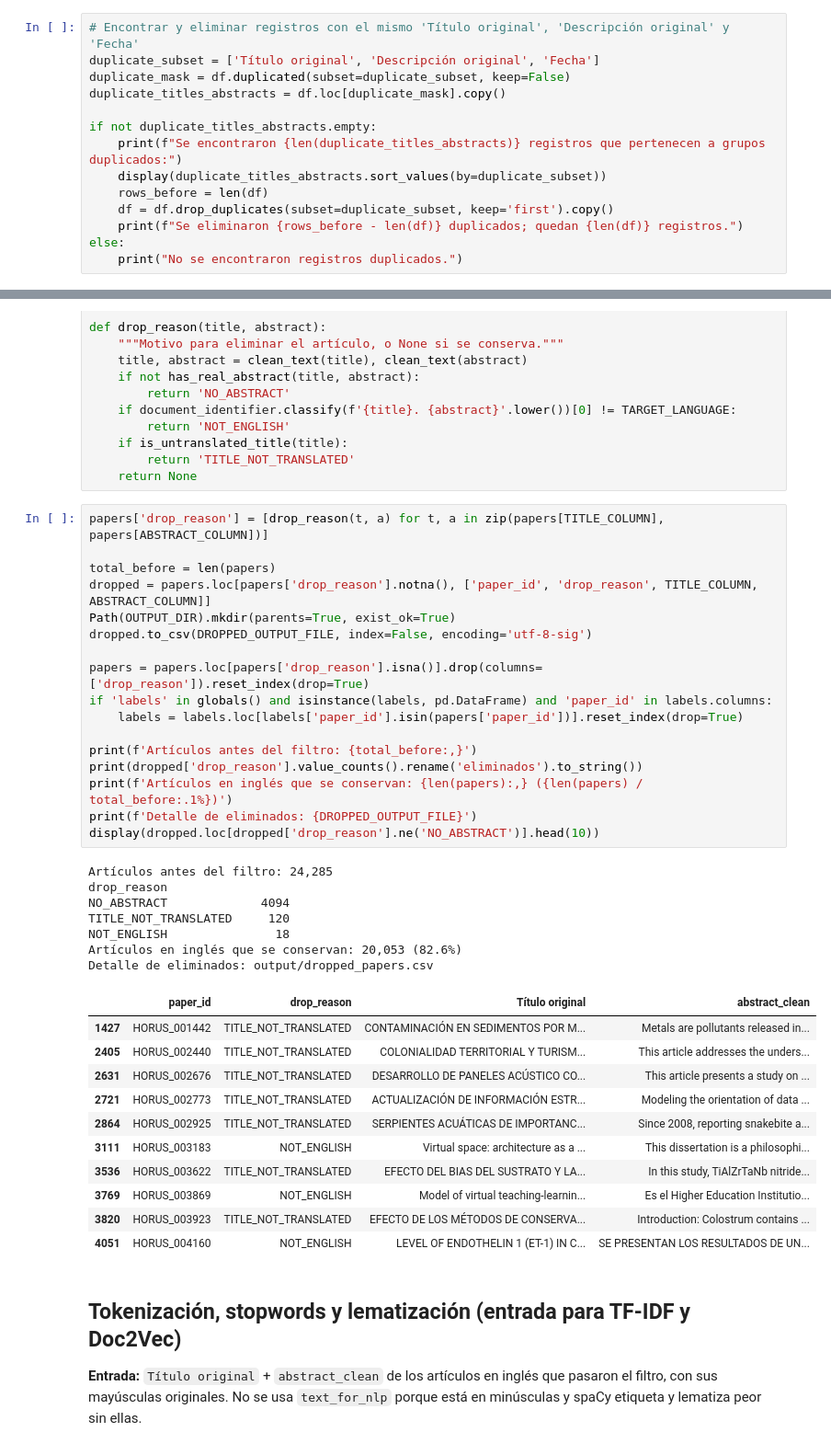
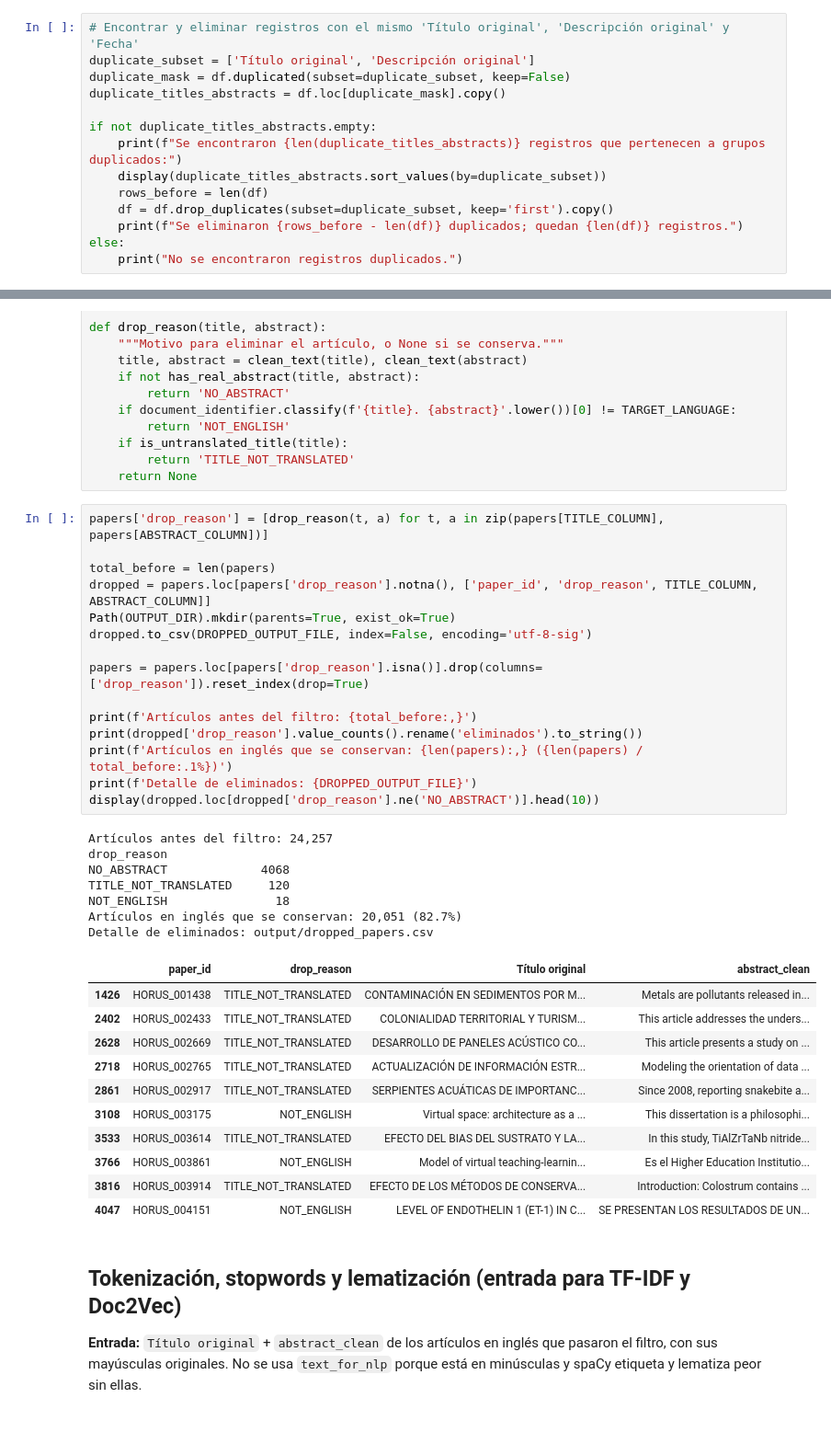
Before and after one commit to mbarrerag/NLP-Project, a Jupyter notebook: notebooks/NPL_Proyecto.ipynb, the cells around one changed output, grey strips where cells are left out. Shown at 92% size. Drawn from its saved outputs; the diff is of its cells as text.

```diff
--- a/notebooks/NPL_Proyecto.ipynb
+++ b/notebooks/NPL_Proyecto.ipynb
@@ -118,7 +111,7 @@ dtype: int64
 ## Posibles duplicados
 # %%
 # Encontrar y eliminar registros con el mismo 'Título original', 'Descripción original' y 'Fecha'
-duplicate_subset = ['Título original', 'Descripción original', 'Fecha']
+duplicate_subset = ['Título original', 'Descripción original']
 duplicate_mask = df.duplicated(subset=duplicate_subset, keep=False)
 duplicate_titles_abstracts = df.loc[duplicate_mask].copy()
 
@@ -463,39 +347,37 @@ def drop_reason(title, abstract):
 # %%
 papers['drop_reason'] = [drop_reason(t, a) for t, a in zip(papers[TITLE_COLUMN], papers[ABSTRACT_COLUMN])]
 
 total_before = len(papers)
 dropped = papers.loc[papers['drop_reason'].notna(), ['paper_id', 'drop_reason', TITLE_COLUMN, ABSTRACT_COLUMN]]
 Path(OUTPUT_DIR).mkdir(parents=True, exist_ok=True)
 dropped.to_csv(DROPPED_OUTPUT_FILE, index=False, encoding='utf-8-sig')
 
 papers = papers.loc[papers['drop_reason'].isna()].drop(columns=['drop_reason']).reset_index(drop=True)
-if 'labels' in globals() and isinstance(labels, pd.DataFrame) and 'paper_id' in labels.columns:
-    labels = labels.loc[labels['paper_id'].isin(papers['paper_id'])].reset_index(drop=True)
 
 print(f'Artículos antes del filtro: {total_before:,}')
 print(dropped['drop_reason'].value_counts().rename('eliminados').to_string())
 print(f'Artículos en inglés que se conservan: {len(papers):,} ({len(papers) / total_before:.1%})')
 print(f'Detalle de eliminados: {DROPPED_OUTPUT_FILE}')
 display(dropped.loc[dropped['drop_reason'].ne('NO_ABSTRACT')].head(10))
 # %% [output]
-Artículos antes del filtro: 24,285
+Artículos antes del filtro: 24,257
 drop_reason
-NO_ABSTRACT             4094
+NO_ABSTRACT             4068
 TITLE_NOT_TRANSLATED     120
 NOT_ENGLISH               18
-Artículos en inglés que se conservan: 20,053 (82.6%)
+Artículos en inglés que se conservan: 20,051 (82.7%)
 Detalle de eliminados: output/dropped_papers.csv
 |  | paper_id | drop_reason | Título original | abstract_clean |
-| 1427 | HORUS_001442 | TITLE_NOT_TRANSLATED | CONTAMINACIÓN EN SEDIMENTOS POR M... | Metals are pollutants released in... |
-| 2405 | HORUS_002440 | TITLE_NOT_TRANSLATED | COLONIALIDAD TERRITORIAL Y TURISM... | This article addresses the unders... |
-| 2631 | HORUS_002676 | TITLE_NOT_TRANSLATED | DESARROLLO DE PANELES ACÚSTICO CO... | This article presents a study on ... |
-| 2721 | HORUS_002773 | TITLE_NOT_TRANSLATED | ACTUALIZACIÓN DE INFORMACIÓN ESTR... | Modeling the orientation of data ... |
-| 2864 | HORUS_002925 | TITLE_NOT_TRANSLATED | SERPIENTES ACUÁTICAS DE IMPORTANC... | Since 2008, reporting snakebite a... |
-| 3111 | HORUS_003183 | NOT_ENGLISH | Virtual space: architecture as a ... | This dissertation is a philosophi... |
-| 3536 | HORUS_003622 | TITLE_NOT_TRANSLATED | EFECTO DEL BIAS DEL SUSTRATO Y LA... | In this study, TiAlZrTaNb nitride... |
-| 3769 | HORUS_003869 | NOT_ENGLISH | Model of virtual teaching-learnin... | Es el Higher Education Institutio... |
-| 3820 | HORUS_003923 | TITLE_NOT_TRANSLATED | EFECTO DE LOS MÉTODOS DE CONSERVA... | Introduction: Colostrum contains ... |
-| 4051 | HORUS_004160 | NOT_ENGLISH | LEVEL OF ENDOTHELIN 1 (ET-1) IN C... | SE PRESENTAN LOS RESULTADOS DE UN... |
+| 1426 | HORUS_001438 | TITLE_NOT_TRANSLATED | CONTAMINACIÓN EN SEDIMENTOS POR M... | Metals are pollutants released in... |
+| 2402 | HORUS_002433 | TITLE_NOT_TRANSLATED | COLONIALIDAD TERRITORIAL Y TURISM... | This article addresses the unders... |
+| 2628 | HORUS_002669 | TITLE_NOT_TRANSLATED | DESARROLLO DE PANELES ACÚSTICO CO... | This article presents a study on ... |
+| 2718 | HORUS_002765 | TITLE_NOT_TRANSLATED | ACTUALIZACIÓN DE INFORMACIÓN ESTR... | Modeling the orientation of data ... |
+| 2861 | HORUS_002917 | TITLE_NOT_TRANSLATED | SERPIENTES ACUÁTICAS DE IMPORTANC... | Since 2008, reporting snakebite a... |
+| 3108 | HORUS_003175 | NOT_ENGLISH | Virtual space: architecture as a ... | This dissertation is a philosophi... |
+| 3533 | HORUS_003614 | TITLE_NOT_TRANSLATED | EFECTO DEL BIAS DEL SUSTRATO Y LA... | In this study, TiAlZrTaNb nitride... |
+| 3766 | HORUS_003861 | NOT_ENGLISH | Model of virtual teaching-learnin... | Es el Higher Education Institutio... |
+| 3816 | HORUS_003914 | TITLE_NOT_TRANSLATED | EFECTO DE LOS MÉTODOS DE CONSERVA... | Introduction: Colostrum contains ... |
+| 4047 | HORUS_004151 | NOT_ENGLISH | LEVEL OF ENDOTHELIN 1 (ET-1) IN C... | SE PRESENTAN LOS RESULTADOS DE UN... |
 # %% [markdown]
 ## Tokenización, stopwords y lematización (entrada para TF-IDF y Doc2Vec)
 
```
Also changed, not shown: parts of 80 cells of this notebook.
